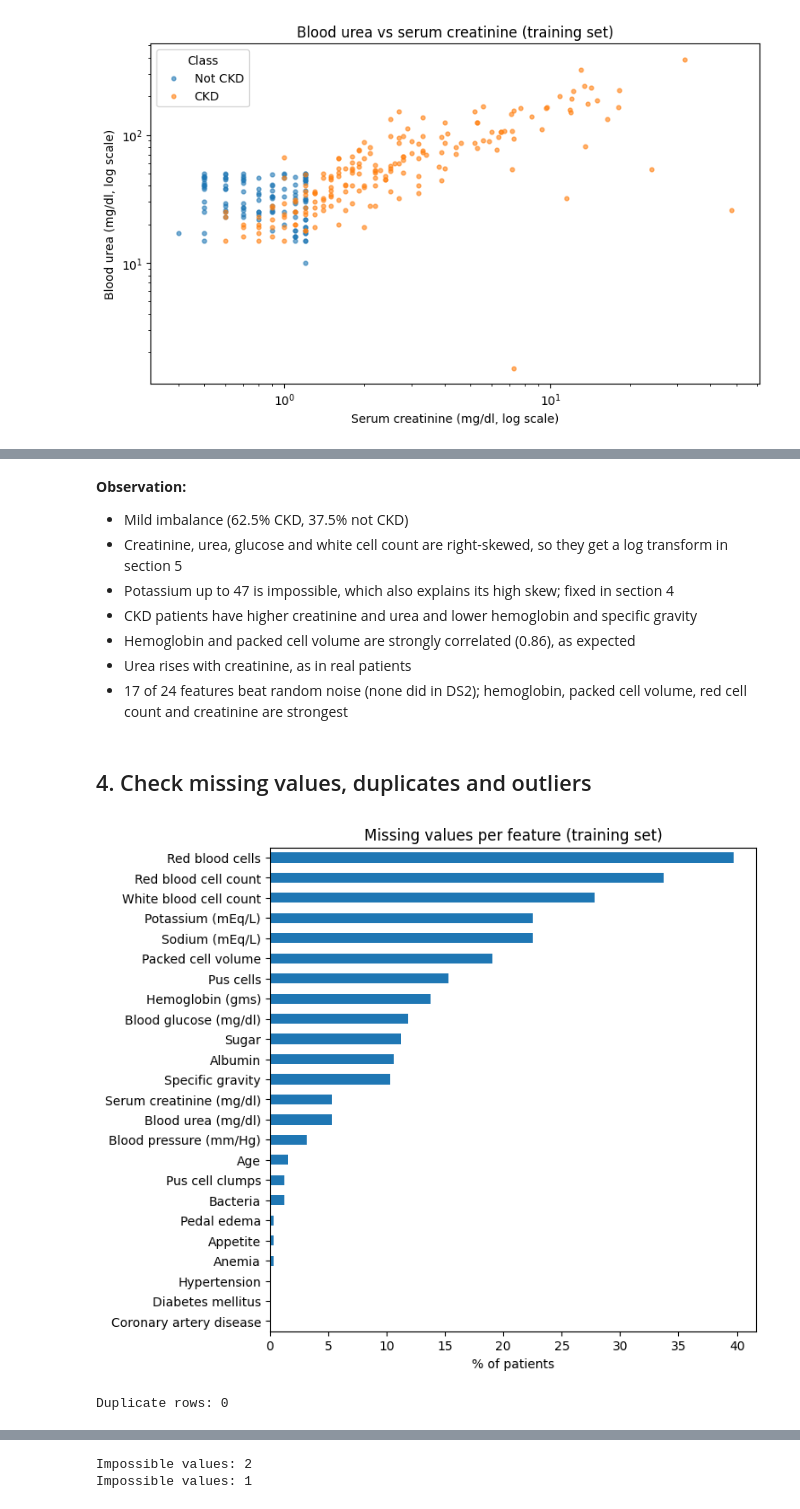
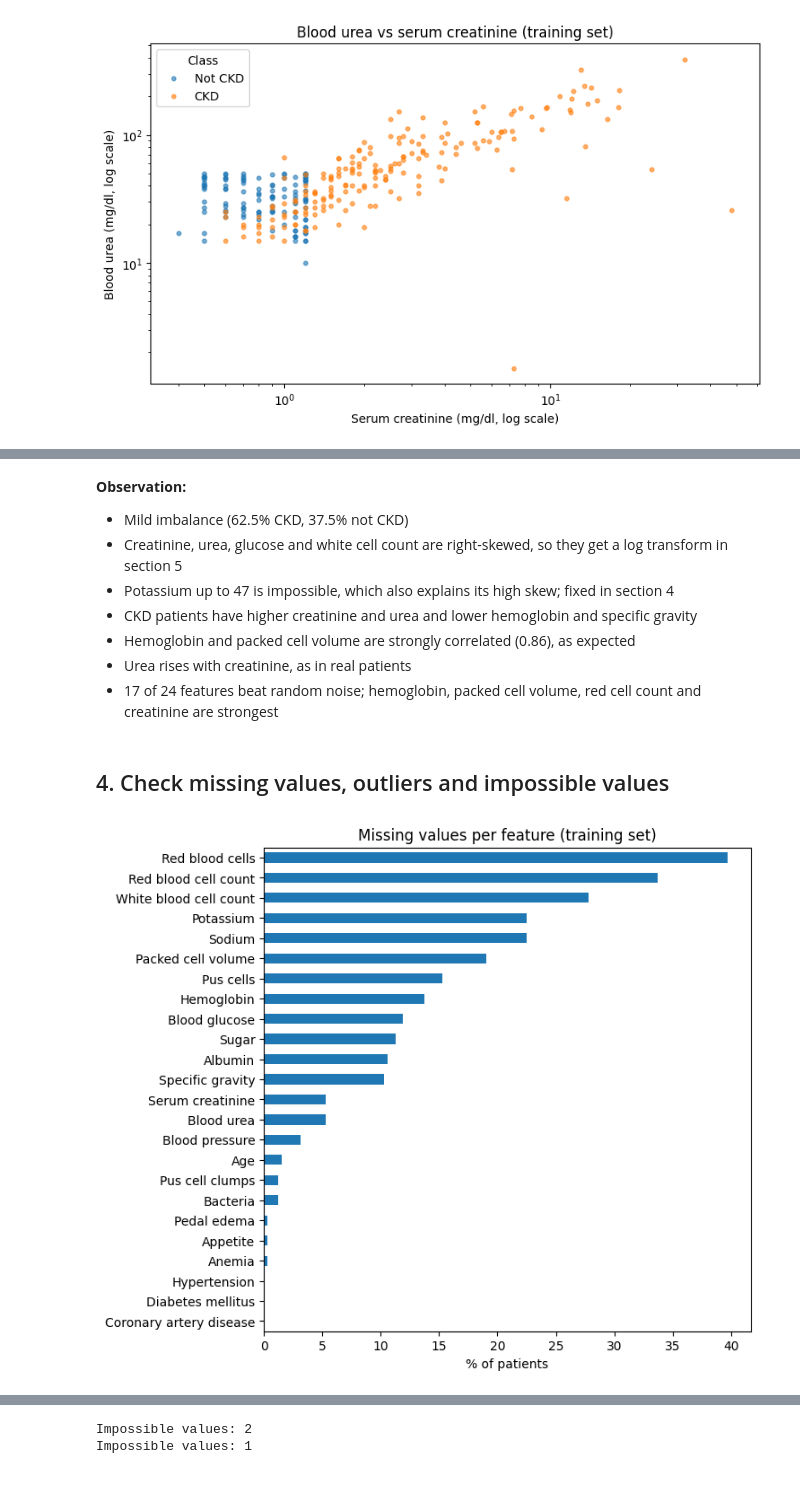
Before and after one commit to elgazar24/F21DL_Group_13, a Jupyter notebook: src/notebooks/Data_Analysis/Data_Preprocessing/DS1_Data_Preprocessing.ipynb, the cells around one changed output, grey strips where cells are left out. Cells and saved outputs as stored; diff of their text form; code cells hidden in the pictures.

```diff
--- a/src/notebooks/Data_Analysis/Data_Preprocessing/DS1_Data_Preprocessing.ipynb
+++ b/src/notebooks/Data_Analysis/Data_Preprocessing/DS1_Data_Preprocessing.ipynb
@@ -5,9 +5,10 @@ Prepares DS1 (UCI Chronic Kidney Disease, 400 patients, CKD vs not CKD) with the
 # %%
 import re
+from pathlib import Path
+
+import numpy as np
 import pandas as pd
-import numpy as np
 import matplotlib.pyplot as plt
-from pathlib import Path
 
 from sklearn.model_selection import train_test_split
 from sklearn.compose import ColumnTransformer
@@ -17,6 +18,8 @@ from sklearn.preprocessing import OrdinalEncoder, StandardScaler, FunctionTransf
 from sklearn.feature_selection import mutual_info_classif
 from sklearn.utils.class_weight import compute_class_weight
 
+base = Path("../../../../assets/datasets/1_UCI_Chronic_Kidney_Disease_Dataset")
+target = "class"
 RANDOM_STATE = 42
 # %% [markdown]
 ## 1. Load DS1 and describe the data
@@ -50,18 +41,23 @@ Values with stray tabs or spaces: 16
 # %%
+text = (base / "data" / "chronic_kidney_disease_full.arff").read_text()
+attrs = re.findall(r"@attribute\s+'(\w+)'", text)
+lines = text.split("@data")[1].strip().splitlines()
+print("Rows with an extra comma:", sum(len(l.split(",")) != len(attrs) for l in lines))
+print("Values with stray tabs or spaces:", sum(v != v.strip() for l in lines for v in l.split(",")))
+
 rows = [[v.strip() for v in l.split(",") if v != ""] for l in lines]
 df = pd.DataFrame(rows, columns=attrs).replace("?", np.nan)
-
 numeric = ["age", "bp", "sg", "al", "su", "bgr", "bu", "sc", "sod", "pot", "hemo", "pcv", "wbcc", "rbcc"]
 df[numeric] = df[numeric].apply(pd.to_numeric)
 
-df = df.rename(columns={
-    "age": "Age", "bp": "Blood pressure (mm/Hg)", "sg": "Specific gravity", "al": "Albumin", "su": "Sugar",
+names = {
+    "age": "Age", "bp": "Blood pressure", "sg": "Specific gravity", "al": "Albumin", "su": "Sugar",
     "rbc": "Red blood cells", "pc": "Pus cells", "pcc": "Pus cell clumps", "ba": "Bacteria",
-    "bgr": "Blood glucose (mg/dl)", "bu": "Blood urea (mg/dl)", "sc": "Serum creatinine (mg/dl)",
-    "sod": "Sodium (mEq/L)", "pot": "Potassium (mEq/L)", "hemo": "Hemoglobin (gms)", "pcv": "Packed cell volume",
-    "wbcc": "White blood cell count", "rbcc": "Red blood cell count", "htn": "Hypertension", "dm": "Diabetes mellitus",
-    "cad": "Coronary artery disease", "appet": "Appetite", "pe": "Pedal edema", "ane": "Anemia", "class": "Target",
-})
+    "bgr": "Blood glucose", "bu": "Blood urea", "sc": "Serum creatinine", "sod": "Sodium", "pot": "Potassium",
+    "hemo": "Hemoglobin", "pcv": "Packed cell volume", "wbcc": "White blood cell count", "rbcc": "Red blood cell count",
+    "htn": "Hypertension", "dm": "Diabetes mellitus", "cad": "Coronary artery disease", "appet": "Appetite",
+    "pe": "Pedal edema", "ane": "Anemia", "class": "Target",
+}
 
 overview = pd.Series({
     "Rows": df.shape[0],
@@ -139,8 +129,8 @@ display(df.head())
 # %% [markdown]
 ## 2. Stratified train/test split
 # %%
-X = df.drop(columns=["Target"])
-y = df["Target"]
+X = df.drop(columns=[target])
+y = df[target]
 
 X_train, X_test, y_train, y_test = train_test_split(
     X, y, test_size=0.2, stratify=y, random_state=RANDOM_STATE
@@ -148,7 +138,7 @@ X_train, X_test, y_train, y_test = train_test_split(
 
 split = pd.DataFrame({
     "Rows": [len(X_train), len(X_test)],
-    "Features": [X_train.shape[1], X_test.shape[1]],
-}, index=["Train", "Test"])
+    "CKD %": [y_train.eq("ckd").mean() * 100, y_test.eq("ckd").mean() * 100],
+}, index=["Train", "Test"]).round(1)
 display(split)
 # %% [output]
@@ -301,16 +282,14 @@ Features above noise: 17
 - CKD patients have higher creatinine and urea and lower hemoglobin and specific gravity
 - Hemoglobin and packed cell volume are strongly correlated (0.86), as expected
 - Urea rises with creatinine, as in real patients
-- 17 of 24 features beat random noise (none did in DS2); hemoglobin, packed cell volume, red cell count and creatinine are strongest
+- 17 of 24 features beat random noise; hemoglobin, packed cell volume, red cell count and creatinine are strongest
 # %% [markdown]
-## 4. Check missing values, duplicates and outliers
+## 4. Check missing values, outliers and impossible values
 # %%
-missing = X_train.isnull().mean().mul(100).sort_values()
+missing = X_train.isnull().mean().mul(100).sort_values().rename(index=names)
 missing.plot(kind="barh", figsize=(7, 7), title="Missing values per feature (training set)")
 plt.xlabel("% of patients")
 plt.show()
-print("Duplicate rows:", train.duplicated().sum())
 # %% [output]
-[figure, old version]
+[figure, new version]
-Duplicate rows: 0
 # %%
```
Also changed, not shown: parts of 26 cells of this notebook, 10 other files.
